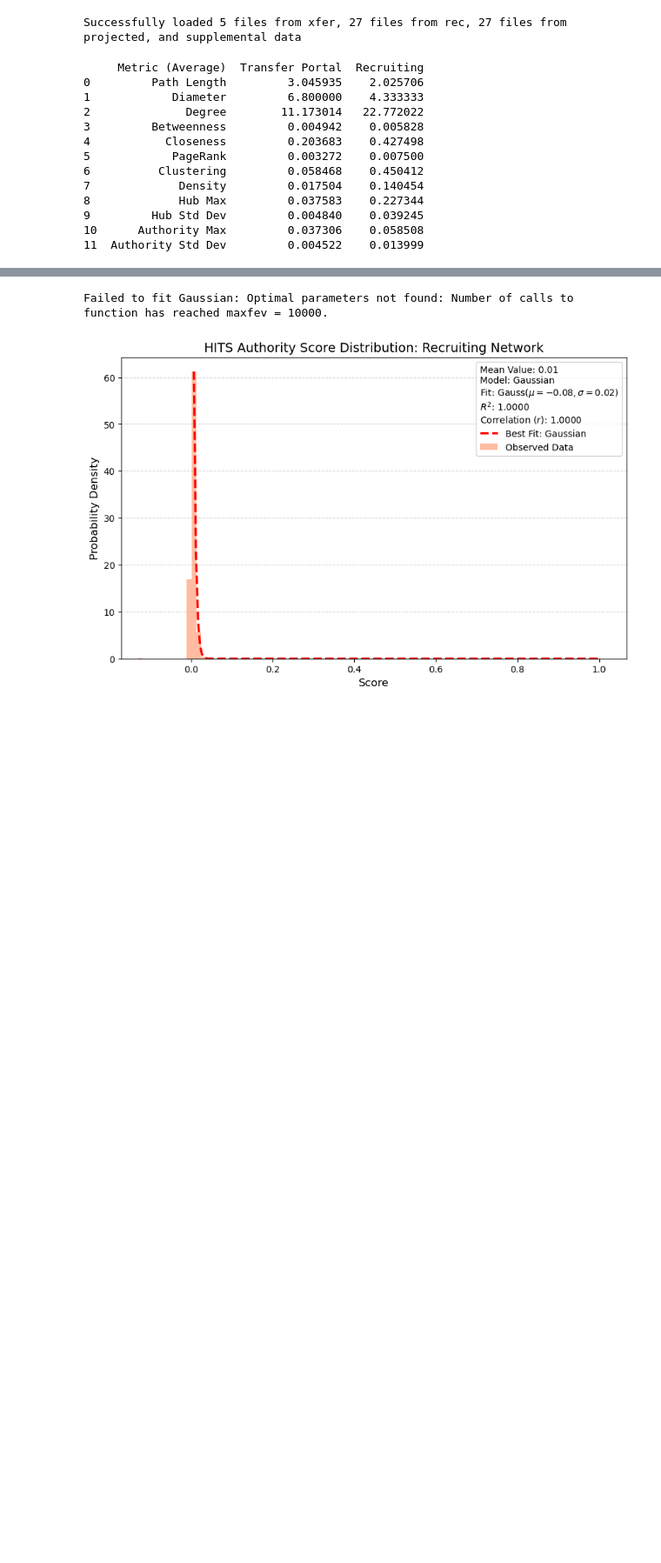
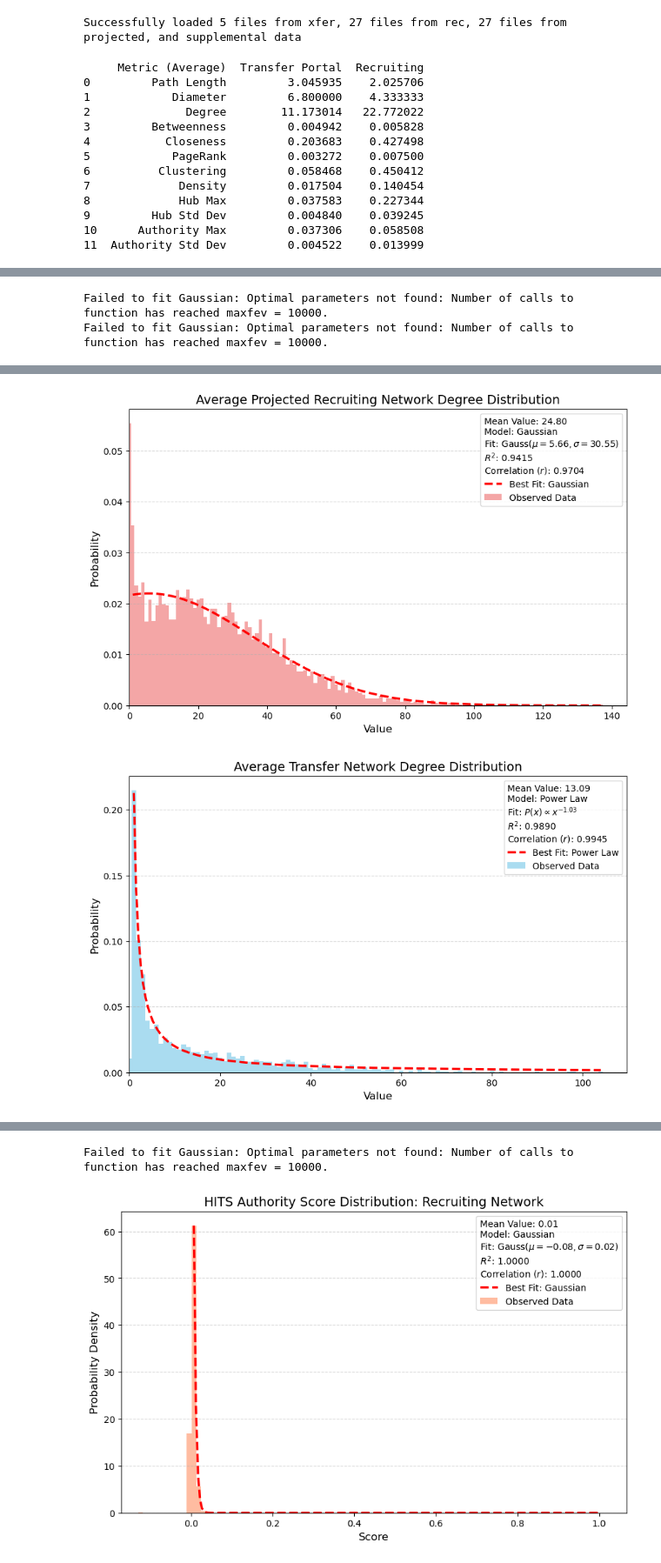
Before and after one commit to caleb-chandler/cfb-player-acquisition-network, a Jupyter notebook: analysis.ipynb, the cells around one changed output, grey strips where cells are left out. Shown at 87% size. Saved outputs shown, nothing was run; the diff lists cells and outputs as text; code cells hidden in the pictures; blank space fills up the shorter version.

```diff
--- a/analysis.ipynb
+++ b/analysis.ipynb
@@ -403,0 +343,78 @@ else:
+# %%
+# DEGREE DIST
+
+# REC
+all_degrees_r = []
+for name, G in recfilesproj.items():
+    degrees = [d for n, d in G.degree()]
+    all_degrees_r.extend(degrees)
+
+# 2. Call the function
+fit_and_plot_best_distribution(all_degrees_r,
+                               title="Average Projected Recruiting Network Degree Distribution",
+                               color="lightcoral",
+                               #savepath=f".\\imgs\\rec\\graphs\\degdist\\recruiting_degree_distribution.png"
+                            )
+
+# XFER
+
+specify = False
+if specify:
+    all_degrees_x = []
+    target_classes = {'fbs'}
+
+    for name, G in xferfiles.items():
+        degrees = []
+        for n, d in G.degree():
+            # Retrieve the classification directly from the node attribute
+            # Safely returns None if the attribute is missing
+            school_class = G.nodes[n].get('classification')
+
+            # Check if it exists and is in our target list (case-insensitive)
+            if school_class and str(school_class).lower() in target_classes:
+                degrees.append(d)
+
+        all_degrees_x.extend(degrees)
+
+    # Safety check
+    if not all_degrees_x:
+        raise RuntimeError("No specified schools found. Check your node attributes.")
+
+    # 2. Call the function
+    fit_and_plot_best_distribution(
+        all_degrees_x,
+        title="Average Transfer Network Degree Distribution ([specify] Only)",
+        color="skyblue",
+        #savepath=f".\\imgs\\xfer\\graphs\\degdist\\transfer_degree_distribution_fbs.png"
+    )
+
+else:
+    all_degrees_x = []
+    for name, G in xferfiles.items():
+        degrees = [d for n, d in G.degree()]
+        all_degrees_x.extend(degrees)
+
+    # 2. Call the function
+    fit_and_plot_best_distribution(all_degrees_x,
+                                title="Average Transfer Network Degree Distribution",
+                                #savepath=f".\\imgs\\xfer\\graphs\\degdist\\transfer_degree_distribution.png"
+                            )
+
+# XFER - UNWEIGHTED
+
+# UNWEIGHTED: Counts unique neighbors only
+all_degrees_ux = []
+for name, G in xferfiles.items():
+    # We convert to a simple Graph to collapse multi-edges for the count
+    unweighted_degrees = [d for n, d in nx.Graph(G).degree()]
+    all_degrees_ux.extend(unweighted_degrees)
+
+# 2. Call the function
+fit_and_plot_best_distribution(all_degrees_ux,
+                            title="Average Transfer Network Unweighted Degree Distribution",
+                            color="mediumpurple",
+                            savepath=f".\\imgs\\xfer\\graphs\\degdist\\transfer_unweighted_degree_distribution.png"
+                            )
+# %% [output]
+Failed to fit Gaussian: Optimal parameters not found: Number of calls to function has reached maxfev = 10000.
+Failed to fit Gaussian: Optimal parameters not found: Number of calls to function has reached maxfev = 10000.
@@ -403,0 +422,2 @@ else:
+[figure, added]
+[figure, added]
```
Also changed, not shown: parts of 2 cells of this notebook, 1 other file.
